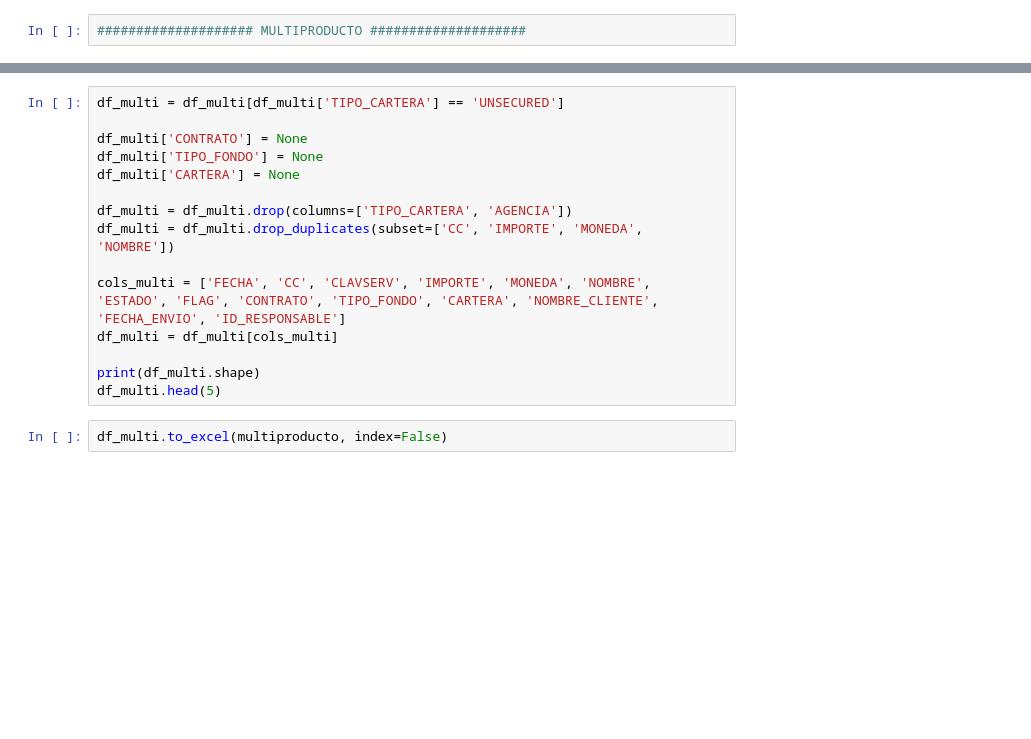
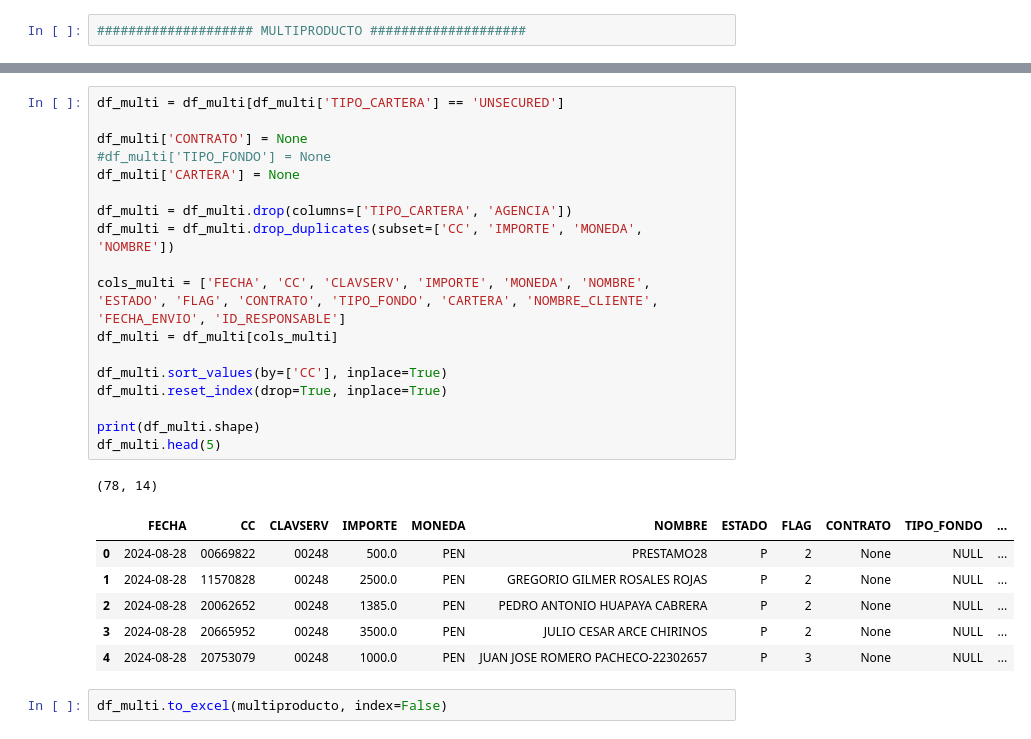
Before and after one commit to iriarteMirko/base-pagos, a Jupyter notebook: main.ipynb, the cells around one changed output, grey strips where cells are left out. Saved outputs shown, nothing was run; the diff lists cells and outputs as text; blank space fills up the shorter version.

```diff
--- a/main.ipynb
+++ b/main.ipynb
@@ -242,18 +448,29 @@ no_multi_count
 # %%
 df_multi = df_multi[df_multi['TIPO_CARTERA'] == 'UNSECURED']
 
 df_multi['CONTRATO'] = None
-df_multi['TIPO_FONDO'] = None
+#df_multi['TIPO_FONDO'] = None
 df_multi['CARTERA'] = None
 
 df_multi = df_multi.drop(columns=['TIPO_CARTERA', 'AGENCIA'])
 df_multi = df_multi.drop_duplicates(subset=['CC', 'IMPORTE', 'MONEDA', 'NOMBRE'])
 
 cols_multi = ['FECHA', 'CC', 'CLAVSERV', 'IMPORTE', 'MONEDA', 'NOMBRE', 'ESTADO', 'FLAG', 'CONTRATO', 'TIPO_FONDO', 'CARTERA', 'NOMBRE_CLIENTE', 'FECHA_ENVIO', 'ID_RESPONSABLE']
 df_multi = df_multi[cols_multi]
 
+df_multi.sort_values(by=['CC'], inplace=True)
+df_multi.reset_index(drop=True, inplace=True)
+
 print(df_multi.shape)
 df_multi.head(5)
+# %% [output]
+(78, 14)
+|  | FECHA | CC | CLAVSERV | IMPORTE | MONEDA | NOMBRE | ESTADO | FLAG | CONTRATO | TIPO_FONDO | ... |
+| 0 | 2024-08-28 | 00669822 | 00248 | 500.0 | PEN | PRESTAMO28 | P | 2 | None | NULL | ... |
+| 1 | 2024-08-28 | 11570828 | 00248 | 2500.0 | PEN | GREGORIO GILMER ROSALES ROJAS | P | 2 | None | NULL | ... |
+| 2 | 2024-08-28 | 20062652 | 00248 | 1385.0 | PEN | PEDRO ANTONIO HUAPAYA CABRERA | P | 2 | None | NULL | ... |
+| 3 | 2024-08-28 | 20665952 | 00248 | 3500.0 | PEN | JULIO CESAR ARCE CHIRINOS | P | 2 | None | NULL | ... |
+| 4 | 2024-08-28 | 20753079 | 00248 | 1000.0 | PEN | JUAN JOSE ROMERO PACHECO-22302657 | P | 3 | None | NULL | ... |
 # %%
 df_multi.to_excel(multiproducto, index=False)
 # %%
```
Also changed, not shown: parts of 40 cells of this notebook.
